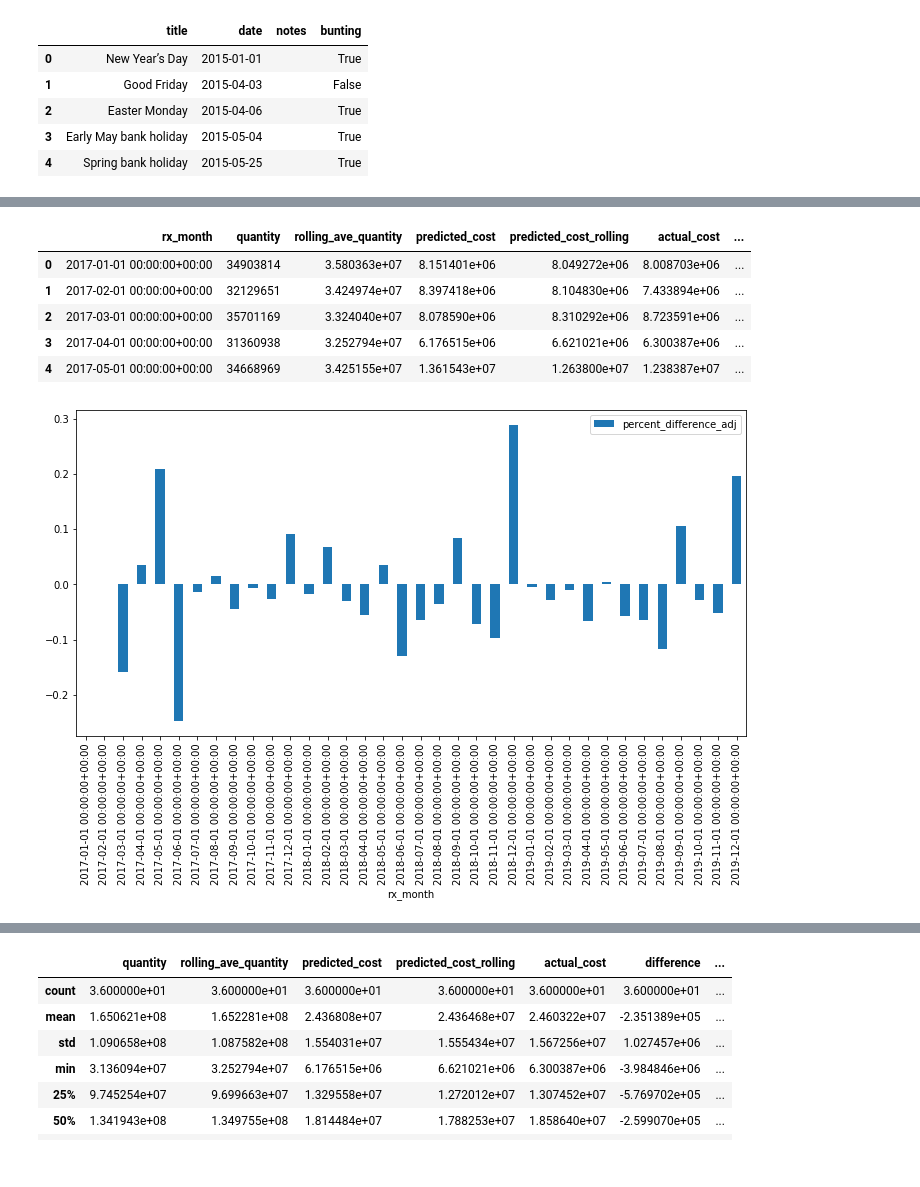
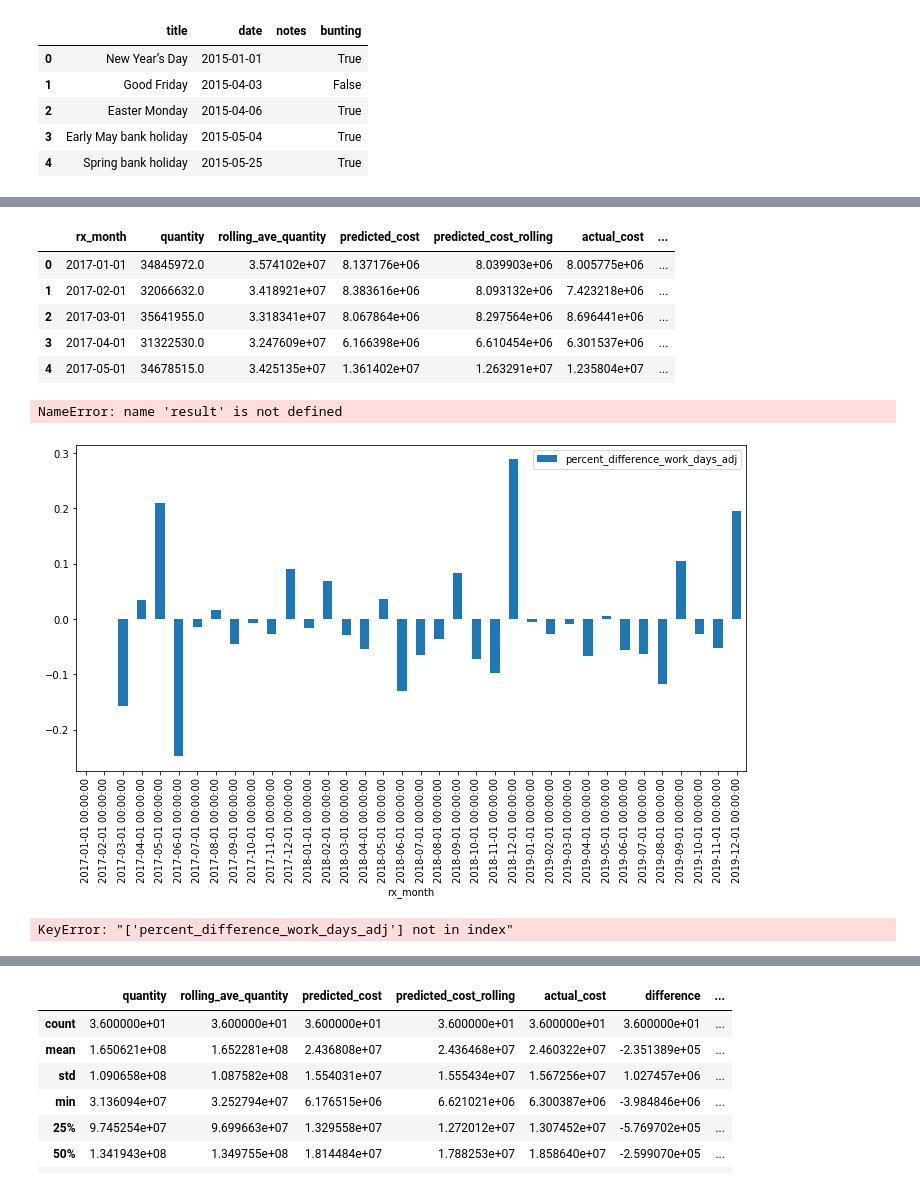
Before and after one commit to ebmdatalab/price-concessions-accuracy-notebook, a Jupyter notebook: notebooks/priceconcessions.ipynb, the cells around one changed output, grey strips where cells are left out. Drawn from its saved outputs; the diff is of its cells as text; code cells hidden in the pictures.

```diff
--- a/notebooks/priceconcessions.ipynb
+++ b/notebooks/priceconcessions.ipynb
@@ -438,20 +293,28 @@ result['bdays2']=result['bdays'].shift(2)
 # %%
-result.head()
+ncso_sum_df.head()
 # %% [output]
 |  | rx_month | quantity | rolling_ave_quantity | predicted_cost | predicted_cost_rolling | actual_cost | ... |
-| 0 | 2017-01-01 00:00:00+00:00 | 34903814 | 3.580363e+07 | 8.151401e+06 | 8.049272e+06 | 8.008703e+06 | ... |
-| 1 | 2017-02-01 00:00:00+00:00 | 32129651 | 3.424974e+07 | 8.397418e+06 | 8.104830e+06 | 7.433894e+06 | ... |
-| 2 | 2017-03-01 00:00:00+00:00 | 35701169 | 3.324040e+07 | 8.078590e+06 | 8.310292e+06 | 8.723591e+06 | ... |
-| 3 | 2017-04-01 00:00:00+00:00 | 31360938 | 3.252794e+07 | 6.176515e+06 | 6.621021e+06 | 6.300387e+06 | ... |
-| 4 | 2017-05-01 00:00:00+00:00 | 34668969 | 3.425155e+07 | 1.361543e+07 | 1.263800e+07 | 1.238387e+07 | ... |
+| 0 | 2017-01-01 | 34845972.0 | 3.574102e+07 | 8.137176e+06 | 8.039903e+06 | 8.005775e+06 | ... |
+| 1 | 2017-02-01 | 32066632.0 | 3.418921e+07 | 8.383616e+06 | 8.093132e+06 | 7.423218e+06 | ... |
+| 2 | 2017-03-01 | 35641955.0 | 3.318341e+07 | 8.067864e+06 | 8.297564e+06 | 8.696441e+06 | ... |
+| 3 | 2017-04-01 | 31322530.0 | 3.247609e+07 | 6.166398e+06 | 6.610454e+06 | 6.301537e+06 | ... |
+| 4 | 2017-05-01 | 34678515.0 | 3.425135e+07 | 1.361402e+07 | 1.263291e+07 | 1.235804e+07 | ... |
-# %%
-result['predicted_cost_adj']=(result['bdays2']/result['bdays'])*result['predicted_cost']
-# %%
-result['difference_adj']=result['predicted_cost_adj']-result['actual_cost']
-# %%
-result['percent_difference_adj']=result['difference_adj']/result['actual_cost']
+# %%
+ncso_sum_df['predicted_cost_work_days_adj']=(ncso_sum_df['bdays2']/ncso_sum_df['bdays'])*result['predicted_cost']
+ncso_sum_df['difference_work_day_adj']=ncso_sum_df['predicted_cost_work_days_adj']-ncso_sum_df['actual_cost']
+ncso_sum_df['percent_difference_work_days_adj']=ncso_sum_df['difference_work_day_adj']/ncso_sum_df['actual_cost']
+# %% [output]
+NameError: name 'result' is not defined
 # %%
-ax = result.plot.bar(figsize = (12,6), x='rx_month', y='percent_difference_adj')
+ax = ncso_sum_df.plot.bar(figsize = (12,6), x='rx_month', y='percent_difference_work_days_adj')
 # %% [output]
-[figure, old version]
+[figure, new version]
+# %%
+ax = ncso_sum_df.plot.bar(figsize = (12,6), y=['perc_difference', 'perc_difference_rolling', 'percent_difference_work_days_adj'])
+ax.xaxis.set_major_formatter(plt.FixedFormatter(ncso_sum_df['rx_month'].dt.strftime("%b %Y"))) #this formats date as string in desired format for x axis, formats here: https://www.ibm.com/support/knowledgecenter/SS6V3G_5.3.1/com.ibm.help.gswapplintug.doc/GSW_strdate.html
+ax.yaxis.set_major_formatter(ticker.PercentFormatter(1, decimals=None)) ##sets y axis labels as percent (and formats correctly i.e. x100)
+#ax.set_title('Percentage difference between forecasted price concession costs, \nrolling 3 month average forecast and actual spend')
+#ax.legend(["Single month forecast", "Rolling 3 month forecast"])
+# %% [output]
+KeyError: "['percent_difference_work_days_adj'] not in index"
 # %%
```
Also changed, not shown: parts of 30 cells of this notebook, 9 other files.
